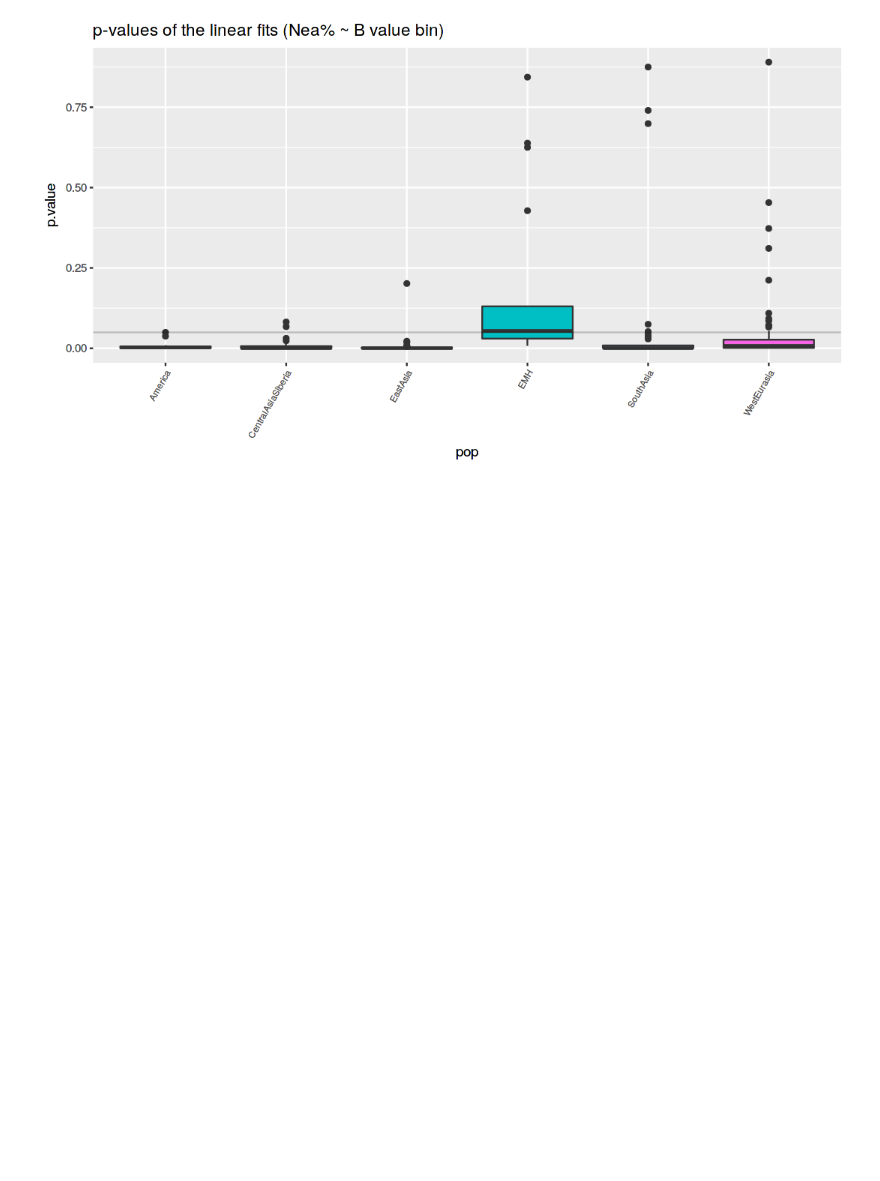
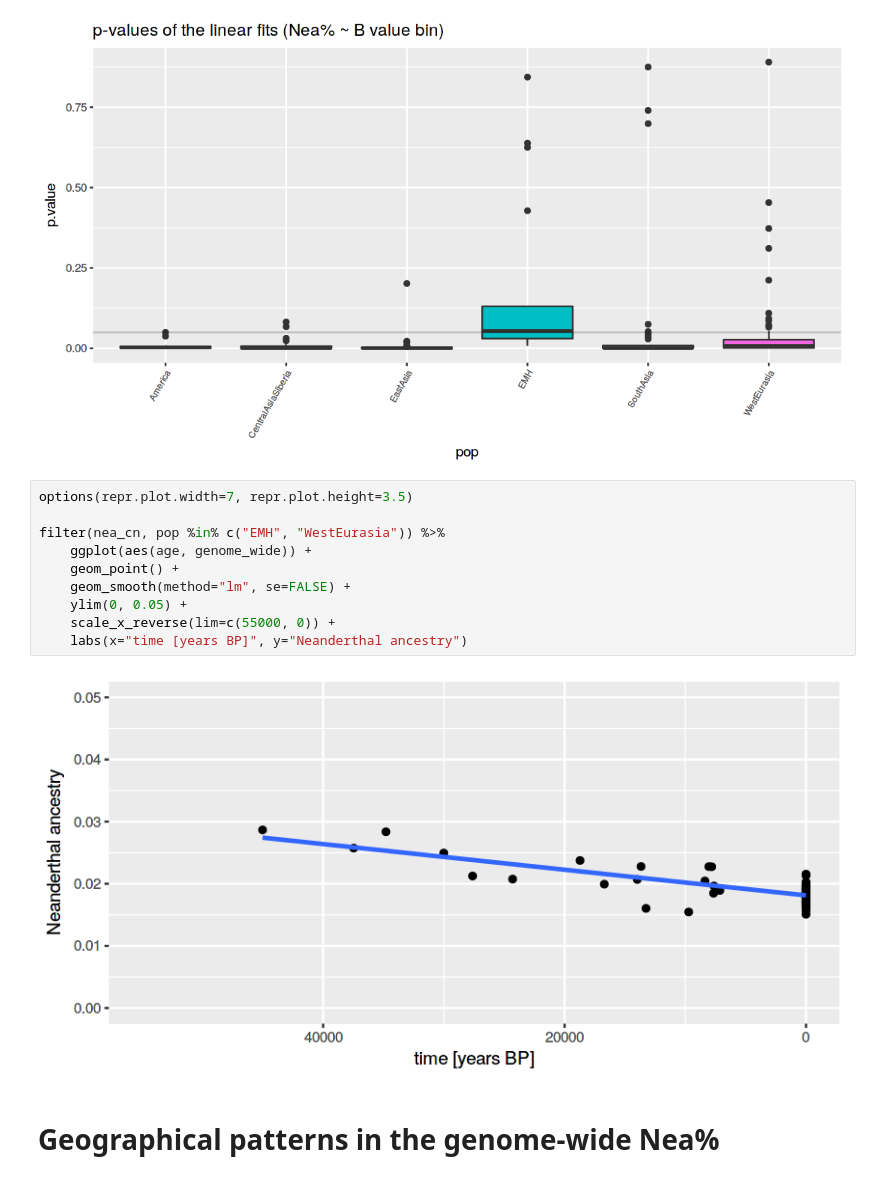
Before and after one commit to bodkan/nea-over-time, a Jupyter notebook: notebooks/annotation_analyses.ipynb, the cells around one changed output. Drawn from its saved outputs; the diff is of its cells as text; blank space fills up the shorter version.

```diff
--- a/notebooks/annotation_analyses.ipynb
+++ b/notebooks/annotation_analyses.ipynb
@@ -644,6 +644,20 @@ unnest(lm_per_sample, glance, .drop=TRUE) %>%
 [figure]
 [figure]
 [figure]
+# %%
+options(repr.plot.width=7, repr.plot.height=3.5)
+
+filter(nea_cn, pop %in% c("EMH", "WestEurasia")) %>%
+    ggplot(aes(age, genome_wide)) +
+    geom_point() +
+    geom_smooth(method="lm", se=FALSE) +
+    ylim(0, 0.05) +
+    scale_x_reverse(lim=c(55000, 0)) +
+    labs(x="time [years BP]", y="Neanderthal ancestry")
+# %% [output]
+[figure, added]
+# %% [markdown]
+# Geographical patterns in the genome-wide Nea%
 # %%
 library(maps)
 # %% [output]
```
Also changed, not shown: parts of 20 cells of this notebook.
